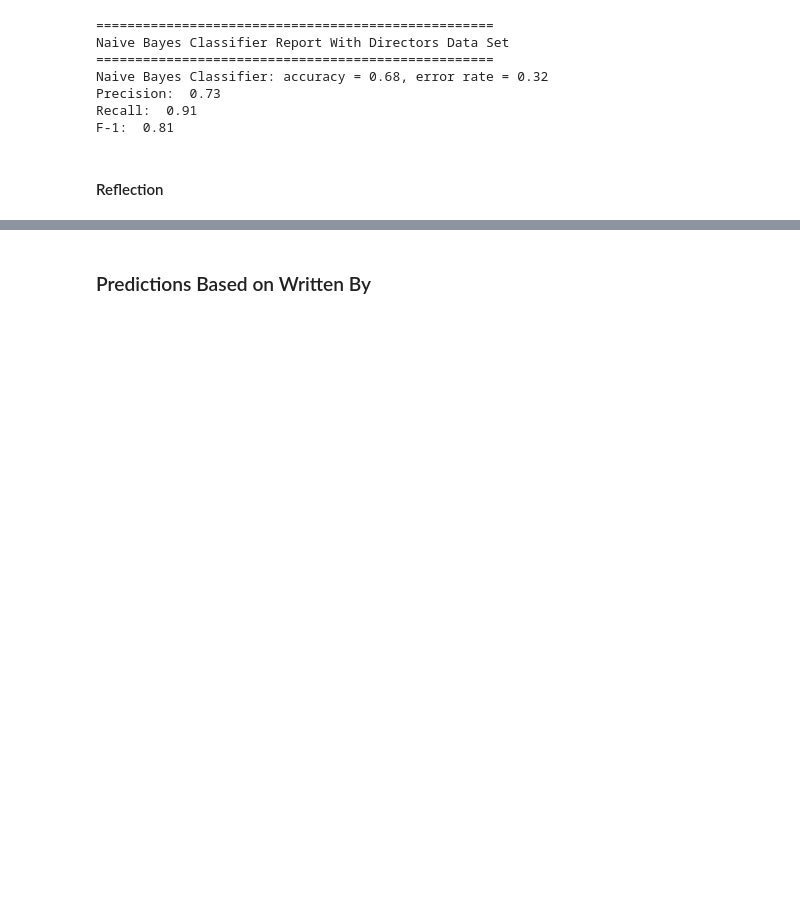
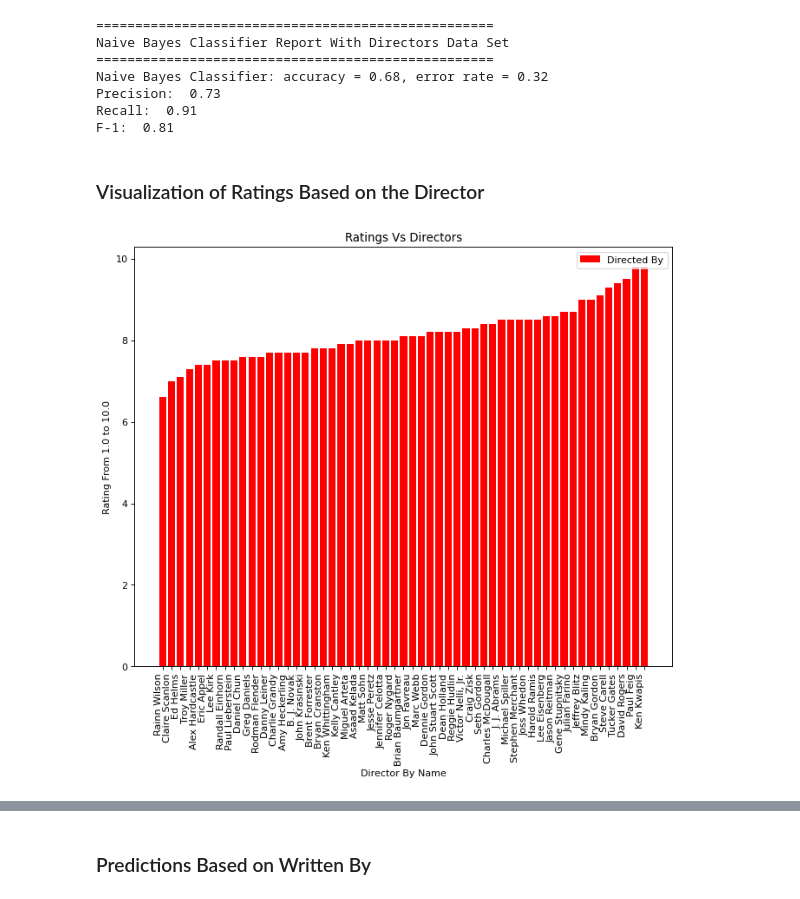
Before and after one commit to cdeide/CPSC-322-Final-Project, a Jupyter notebook: project_review.ipynb, the cells around one changed output, grey strips where cells are left out. Cells and saved outputs as stored; diff of their text form; code cells hidden in the pictures; blank space fills up the shorter version.

```diff
--- a/project_review.ipynb
+++ b/project_review.ipynb
@@ -293,5 +348,33 @@ Naive Bayes Classifier: accuracy = 0.68, error rate = 0.32
 Precision:  0.73
 Recall:  0.91
 F-1:  0.81
-# %% [markdown]
-#### Reflection
+# %% [markdown]
+### Visualization of Ratings Based on the Director
+# %%
+# Sorting the Vote by Director Dictionary so it is more presentable to read
+director_dir = {}
+tempVotes = ratings_list.copy()
+for key in directors:
+    for value in tempVotes:
+        director_dir[key] = value
+        tempVotes.remove(value)
+        break
+
+keys = list(director_dir.keys())
+values = list(director_dir.values())
+sorted_value_index = np.argsort(values)
+sorted_dict = {keys[i]: values[i] for i in sorted_value_index}
+dir_name = list(sorted_dict.keys())
+dir_votes = list(sorted_dict.values())
+
+# Displaying the votes by director in a bar graph
+plt.figure(figsize=(10,8), dpi=80)
+plt.bar(dir_name, dir_votes, color='red', label="Directed By")
+plt.title("Ratings Vs Directors")
+plt.xlabel("Director By Name")
+plt.ylabel("Rating From 1.0 to 10.0")
+plt.legend(loc = 1)
+plt.xticks(rotation=90, ha='right')
+plt.show()
+# %% [output]
+[figure, added]
```
Also changed, not shown: parts of 27 cells of this notebook.
